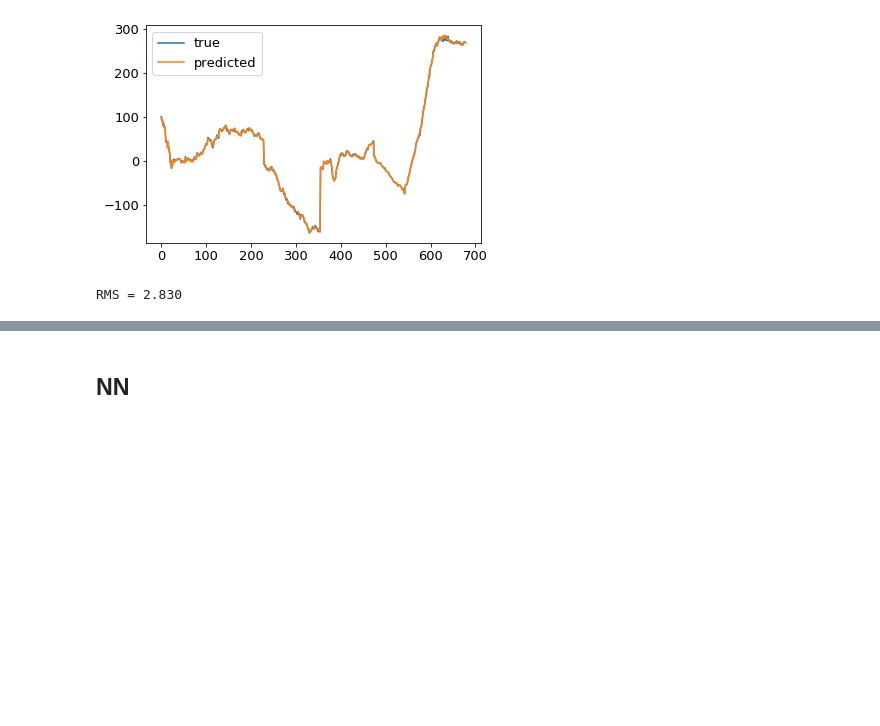
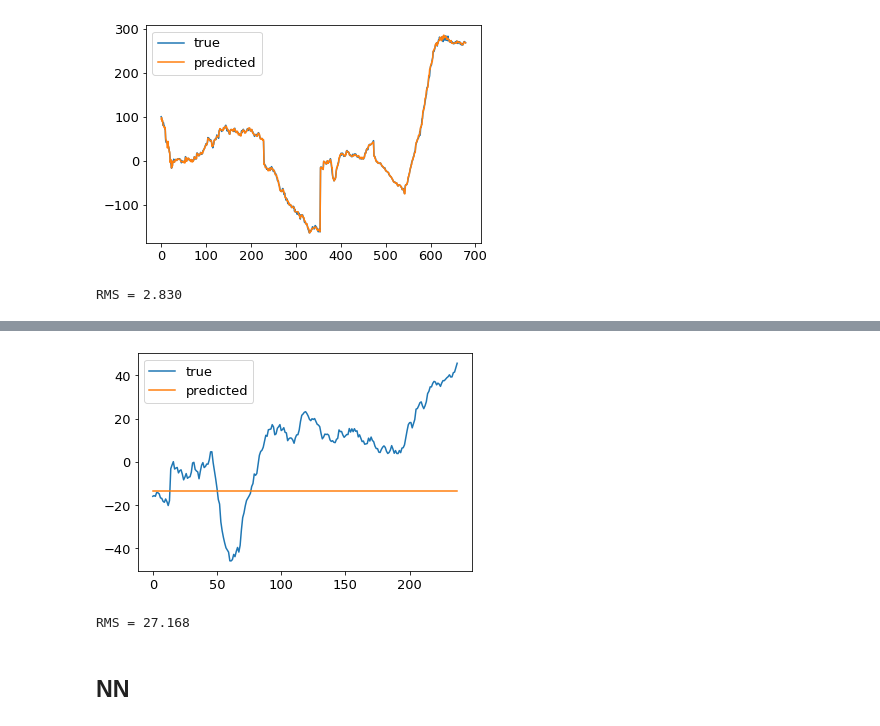
Before and after one commit to svejlgaard/finalproject, a Jupyter notebook: Crossvalidation search.ipynb, the cells around one changed output, grey strips where cells are left out. Cells and saved outputs as stored; diff of their text form; code cells hidden in the pictures; blank space fills up the shorter version.

```diff
--- a/Crossvalidation search.ipynb
+++ b/Crossvalidation search.ipynb
@@ -87,0 +130,30 @@ RMS = 2.830
+# %%
+# Create a model with no hyperparameters
+clf_xgb = xgb.XGBRegressor(random_state=42, n_jobs=4)
+
+# Parameters to search
+parameters_RandomSearch = {
+    "n_estimators": st.randint(1,10),
+    "max_depth": st.randint(1,10),
+    "learning_rate": st.uniform()
+}
+
+# Number of search rounds
+n_iter_search = 100
+
+# Initialize
+RandomSearch = RandomizedSearchCV(clf_xgb,
+                                  param_distributions=parameters_RandomSearch,
+                                  n_iter=n_iter_search,
+                                  cv=5,
+                                  return_train_score=True,
+                                  random_state=42,
+                                  verbose = 1,
+                                  n_jobs = -1,
+                                  scoring = 'neg_root_mean_squared_error')
+
+# fit the random search instance
+RandomSearch.fit(X_train, y_train)
+
+# Printing best parameters
+print("Random Search: \tBest parameters: ", RandomSearch.best_params_, f", Best scores: {RandomSearch.best_score_:.4f}")
@@ -88,2 +166,16 @@ RMS = 2.830
+# %%
+y_pred = RandomSearch.predict(X_test)
+
+plt.figure()
+plt.plot(y_test,label="true")
+plt.plot(y_pred, label="predicted")
+plt.legend()
+plt.show()
+
+rms = np.sqrt(np.sum((y_test-y_pred)**2)/len(y_test))
+print(f"RMS = {rms:.3f}")
+# %% [output]
+[figure, added]
+RMS = 27.168
 # %% [markdown]
 ## NN
```
Also changed, not shown: parts of 22 cells of this notebook.
